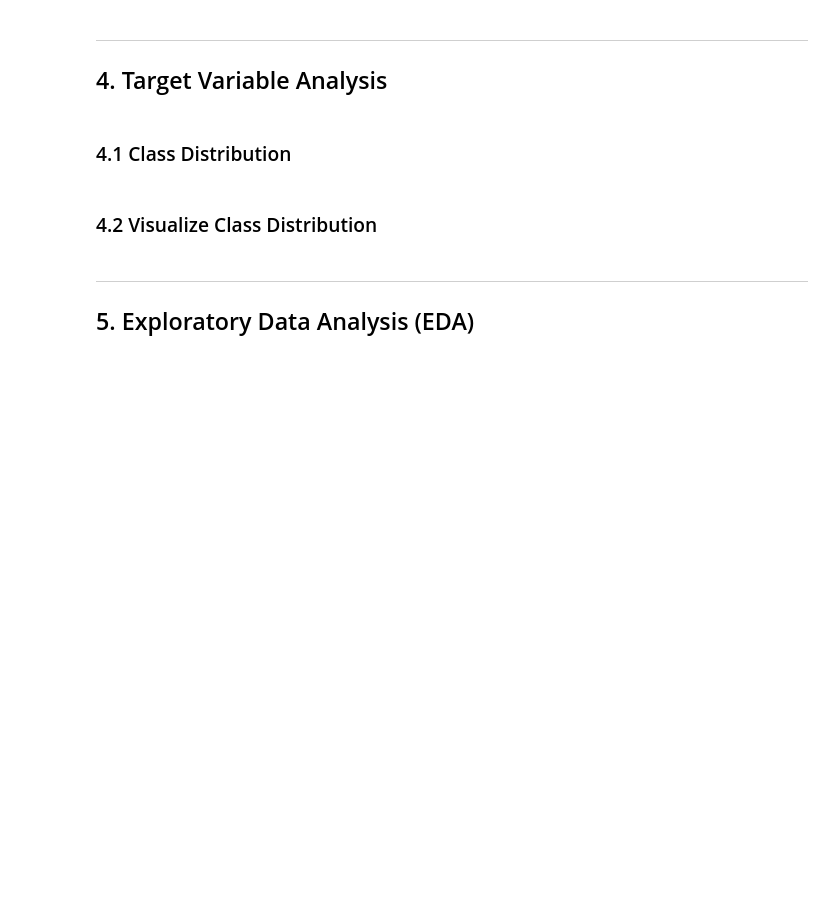
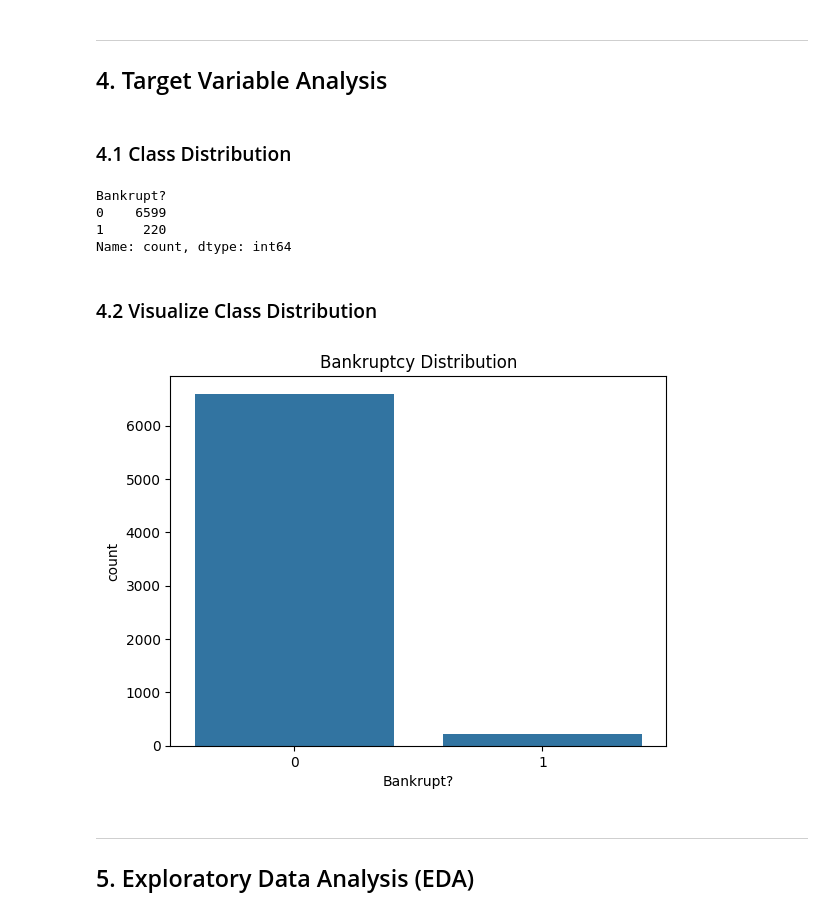
Before and after one commit to Yerrithathachoppa/Taiwanese-Bankruptcy-Prediction-using-Logistic-Regression, a Jupyter notebook: notebooks/Taiwanese_Bankruptcy_Prediction.ipynb, the cells around one changed output. Drawn from its saved outputs; the diff is of its cells as text; code cells hidden in the pictures; blank space fills up the shorter version.

Commit message:
Add data loading and initial exploration sections

```diff
--- a/notebooks/Taiwanese_Bankruptcy_Prediction.ipynb
+++ b/notebooks/Taiwanese_Bankruptcy_Prediction.ipynb
@@ -99,8 +99,21 @@ Length: 96, dtype: int64
 ## 4. Target Variable Analysis
 # %% [markdown]
 ### 4.1 Class Distribution
+# %%
+df["Bankrupt?"].value_counts()
+# %% [output]
+Bankrupt?
+0    6599
+1     220
+Name: count, dtype: int64
 # %% [markdown]
 ### 4.2 Visualize Class Distribution
+# %%
+sns.countplot(data=df, x='Bankrupt?')
+plt.title('Bankruptcy Distribution')
+plt.show()
+# %% [output]
+[figure, added]
 # %% [markdown]
 ---
 ## 5. Exploratory Data Analysis (EDA)
```
